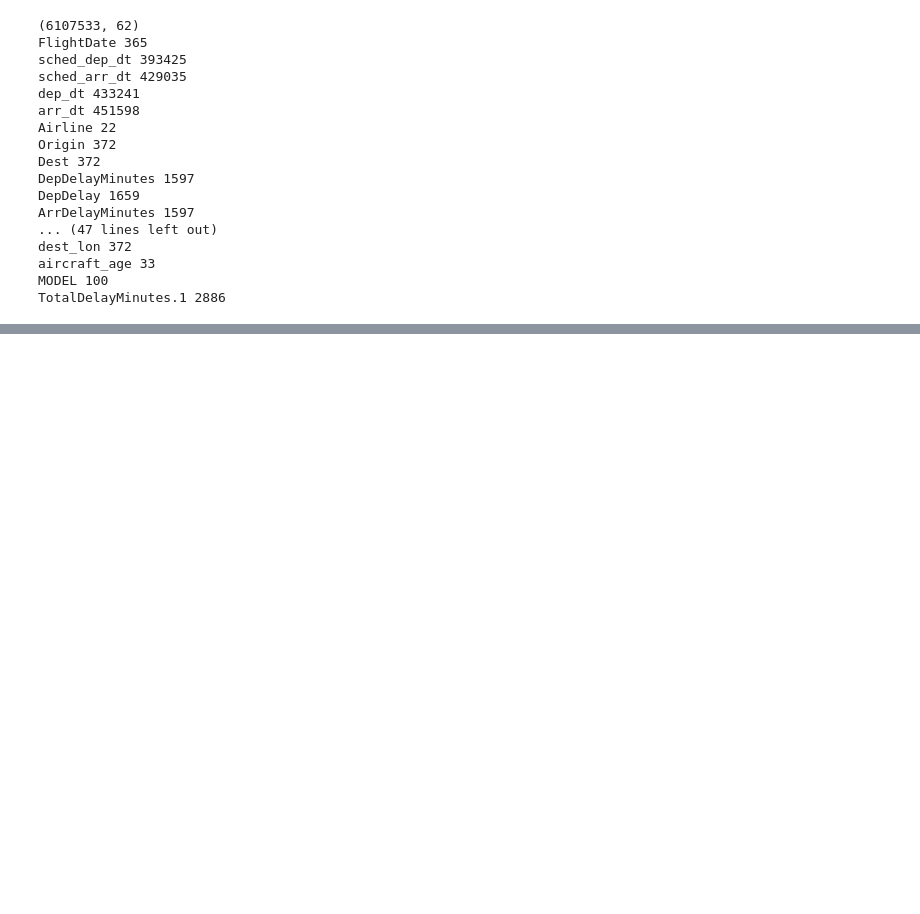
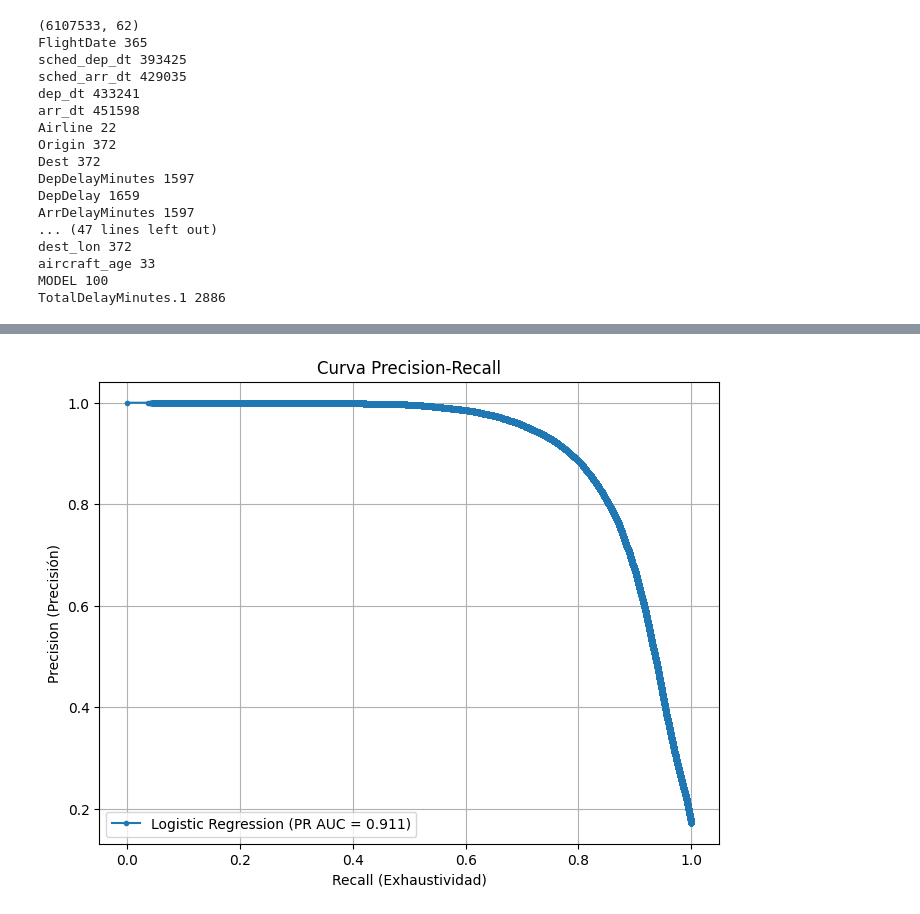
Before and after one commit to MartinEO2005/Proyecto_Open_Data, a Jupyter notebook: ml_supervisado.ipynb, the cells around one changed output, grey strips where cells are left out. Drawn from its saved outputs; the diff is of its cells as text; code cells hidden in the pictures; blank space fills up the shorter version.

```diff
--- a/ml_supervisado.ipynb
+++ b/ml_supervisado.ipynb
@@ -73,0 +135,63 @@ sigjig
+# %%
+from sklearn.pipeline import Pipeline
+from sklearn.preprocessing import StandardScaler
+from sklearn.impute import SimpleImputer
+from sklearn.linear_model import LogisticRegression
+from sklearn.model_selection import GridSearchCV
+from sklearn.metrics import classification_report, precision_recall_curve, average_precision_score
+import matplotlib.pyplot as plt
+import seaborn as sns
+import numpy as np
+
+# 1. Defino mi Pipeline (Imputacion -> Escalado -> Modelo)
+pipeline = Pipeline([
+    ('imputer', SimpleImputer(strategy='median')), # Cubre el NaN de aircraft_age
+    ('scaler', StandardScaler()),                  # Vital para la regresión logística
+    ('logreg', LogisticRegression(class_weight='balanced', max_iter=1000, random_state=42))
+])
+
+# 2. Espacio de búsqueda de hiperparámetros (Regularización C)
+# Valores pequeños = mucha regularización (modelo más simple), Valores grandes = menos regularización
+param_grid = {
+    'logreg__C': [0.001, 0.01, 0.1, 1, 10]
+}
+
+# 3. Configuro GridSearchCV priorizando el PR AUC (average_precision)
+grid_search = GridSearchCV(
+    pipeline,
+    param_grid,
+    cv=3,                      # 3-fold cross validation para no tardar una eternidad con 6M de filas
+    scoring='average_precision', # Optimizamos específicamente para la curva PR
+    verbose=2,
+    n_jobs=1
+)
+
+# 4. Entreno el modelo (¡Esto llevará un rato con tus datos!)
+print("Iniciando búsqueda de hiperparámetros...")
+grid_search.fit(X_train_encoded, y_train_bin)
+
+# 5. Extraigo mi mejor modelo
+best_model = grid_search.best_estimator_
+print(f"Mejor parámetro C encontrado: {grid_search.best_params_['logreg__C']}")
+
+# 6. Predicciones y Probabilidades sobre el set de prueba
+y_pred = best_model.predict(X_test_encoded)
+y_probs = best_model.predict_proba(X_test_encoded)[:, 1] # Probabilidad de la clase 1 (Retraso)
+
+# 7. Reporte de Métricas Clásicas
+print("\n--- REPORTE DE CLASIFICACIÓN ---")
+print(classification_report(y_test_bin, y_pred))
+
+# 8. Gráfica de la Curva Precision-Recall
+precision, recall, thresholds = precision_recall_curve(y_test_bin, y_probs)
+pr_auc = average_precision_score(y_test_bin, y_probs)
+
+plt.figure(figsize=(8, 6))
+plt.plot(recall, precision, marker='.', label=f'Logistic Regression (PR AUC = {pr_auc:.3f})')
+plt.xlabel('Recall (Exhaustividad)')
+plt.ylabel('Precision (Precisión)')
+plt.title('Curva Precision-Recall')
+plt.legend()
+plt.grid(True)
+plt.show()
+# %% [output]
@@ -73,0 +215 @@ sigjig
+[figure, added]
```
Also changed, not shown: parts of 9 cells of this notebook, 1 other file.
